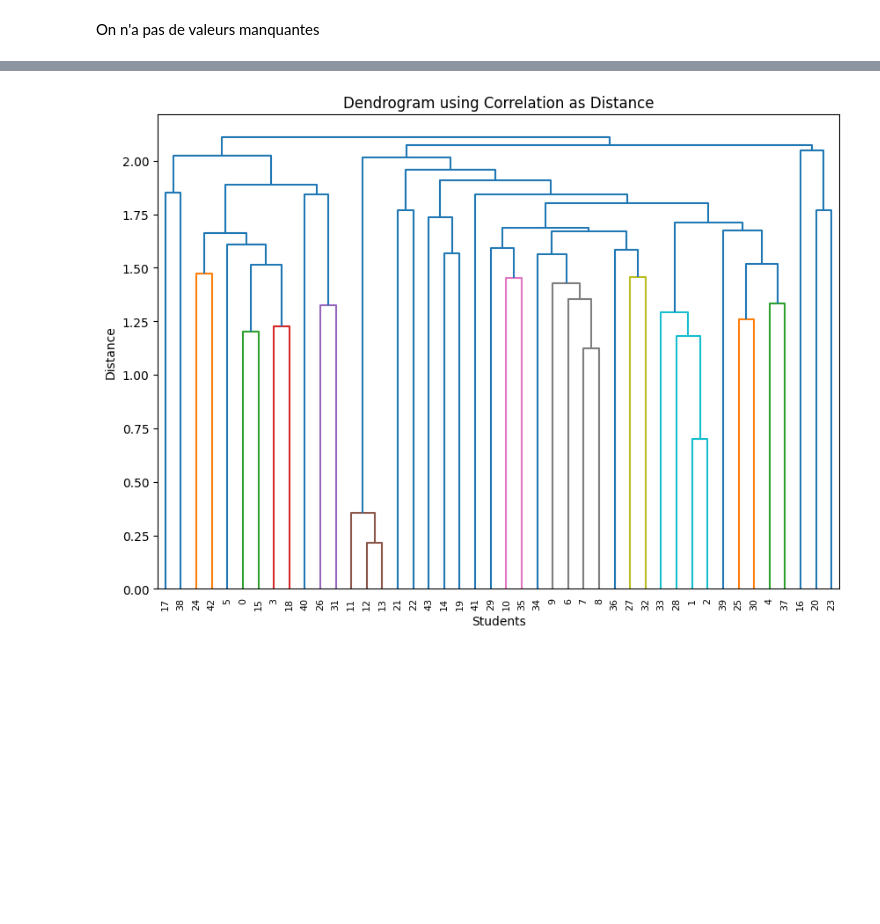
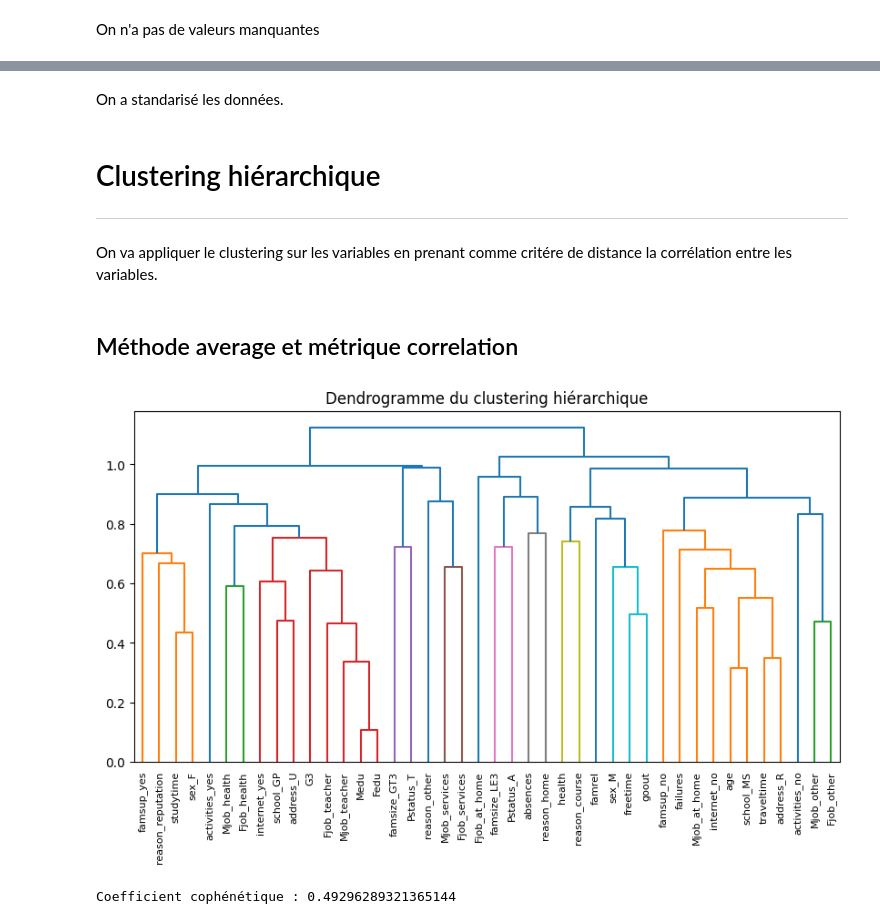
Before and after one commit to gh-ita/StudentProductivity, a Jupyter notebook: ProblemSolving.ipynb, the cells around one changed output, grey strips where cells are left out. Cells and saved outputs as stored; diff of their text form; code cells hidden in the pictures; blank space fills up the shorter version.

```diff
--- a/ProblemSolving.ipynb
+++ b/ProblemSolving.ipynb
@@ -86,7 +90,7 @@ Le nombre de valeurs manquantes est :
 # %% [markdown]
 On n'a pas de valeurs manquantes
 # %%
-student_df = student_df.drop(['guardian','schoolsup' , 'paid' , 'nursery' ,'higher' ,'romantic' ,'Dalc' ,'Walc'],1)
+student_df = student_df.drop(['guardian','schoolsup' , 'paid' , 'nursery' ,'higher' ,'romantic' ,'Dalc' ,'Walc','G1','G2'],1)
 # %%
 print("La table contient maintenant ",len(student_df.columns.tolist()), " colonnes")
 numerical_features = student_df.select_dtypes(include=['float64', 'int64']).columns.tolist()
@@ -111,9 +117,12 @@ categorical_features_df = student_df.select_dtypes(include='object')
 
 #application du onehotencoder afin de transformer les variables categoriques en des variables numériques
 categorical_tonumerical_features = encoder.fit_transform(categorical_features_df).toarray()
-numerical_features_array = numerical_features_df.values
+encoded_columns = encoder.get_feature_names_out(categorical_features_df.columns)
 
-#conctanénation des deux numpy arrays, une contenant les variables numeriques et l'autre les variables categoriques transformées
-student_array = np.concatenate((numerical_features_array,categorical_tonumerical_features),axis=1)
-student_array.shape
+# Create a DataFrame from the transformed categorical features with proper column names
+categorical_tonumerical_df = pd.DataFrame(categorical_tonumerical_features, columns=encoded_columns)
+
+# Concatenate numerical and transformed categorical features
+student_df_encoded = pd.concat([numerical_features_df, categorical_tonumerical_df], axis=1)
+student_df_encoded.describe()
 # %% [output]
@@ -123,21 +141,32 @@ La nouvelle table contient 44 variables numériques
 # %%
 standarisation = StandardScaler()
 
-student_data_standarise = standarisation.fit_transform(student_array)
+student_data_standarise = pd.DataFrame(standarisation.fit_transform(student_df_encoded), columns=student_df_encoded.columns)
-# %%
-# Compute the correlation matrix
-correlation_matrix = np.corrcoef(student_data_standarise, rowvar=False)
-
-# Perform hierarchical clustering using correlation as distance
-linkage_matrix = linkage(correlation_matrix, method='average')  # 'average' linkage method
-
-# Plot dendrogram
-import matplotlib.pyplot as plt
-plt.figure(figsize=(10, 7))
-dendrogram(linkage_matrix)
-plt.title('Dendrogram using Correlation as Distance')
-plt.xlabel('Students')
-plt.ylabel('Distance')
-plt.show()
-# %% [output]
-[figure, removed]
+# %% [markdown]
+On a standarisé les données.
+# %% [markdown]
+# Clustering hiérarchique
+
+---
+# %% [markdown]
+On va appliquer le clustering sur les variables en prenant comme critére de distance la corrélation entre les variables.
+# %% [markdown]
+## Méthode average et métrique correlation
+# %%
+correlation_matrix = student_data_standarise.corr()
+Z = hierarchy.linkage(correlation_matrix, method='average', metric='correlation')
+plt.figure(figsize=(10, 5))
+dn = hierarchy.dendrogram(Z, labels=correlation_matrix.columns)
+plt.title('Dendrogramme du clustering hiérarchique')
+plt.show()
+# %% [output]
+[figure, added]
+# %%
+distance_matrix = pdist(correlation_matrix)
+
+# Calculer le coefficient de corrélation cophénétique
+cophenet_coef, _ = cophenet(Z, distance_matrix)
+
+print(f"Coefficient cophénétique : {cophenet_coef}")
+# %% [output]
+Coefficient cophénétique : 0.49296289321365144
```
Also changed, not shown: parts of 22 cells of this notebook.
